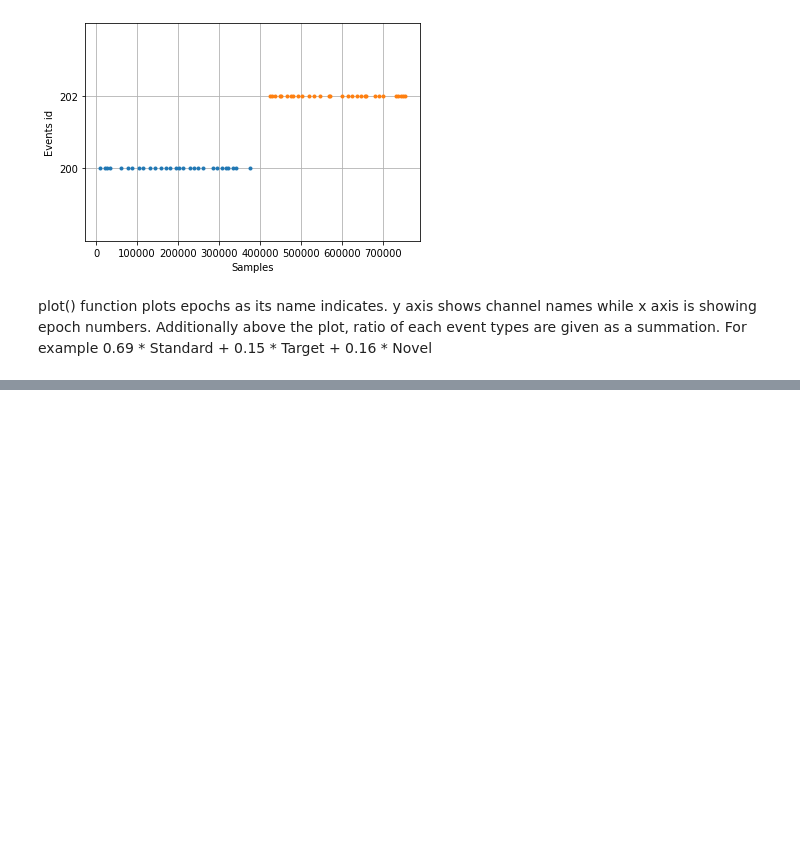
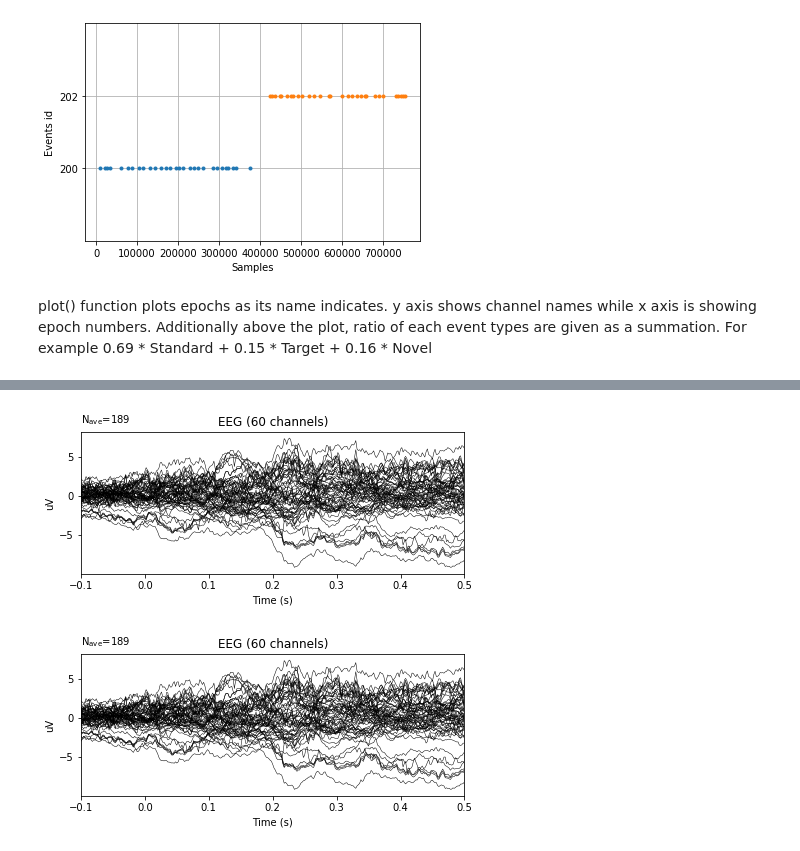
Before and after one commit to aath0/AlgorithmsNeuroscience, a Jupyter notebook: Tutorials/DataVisualization.ipynb, the cells around one changed output, grey strips where cells are left out. Drawn from its saved outputs; the diff is of its cells as text; code cells hidden in the pictures; blank space fills up the shorter version.

```diff
--- a/Tutorials/DataVisualization.ipynb
+++ b/Tutorials/DataVisualization.ipynb
@@ -84,0 +91,6 @@ print(len(epochs['Target'])/len(epochs))
+# %%
+# Plot of initial evoked object
+epochs.average().plot()
+# %% [output]
+[figure, added]
+[figure, added]
```
Also changed, not shown: parts of 16 cells of this notebook.
